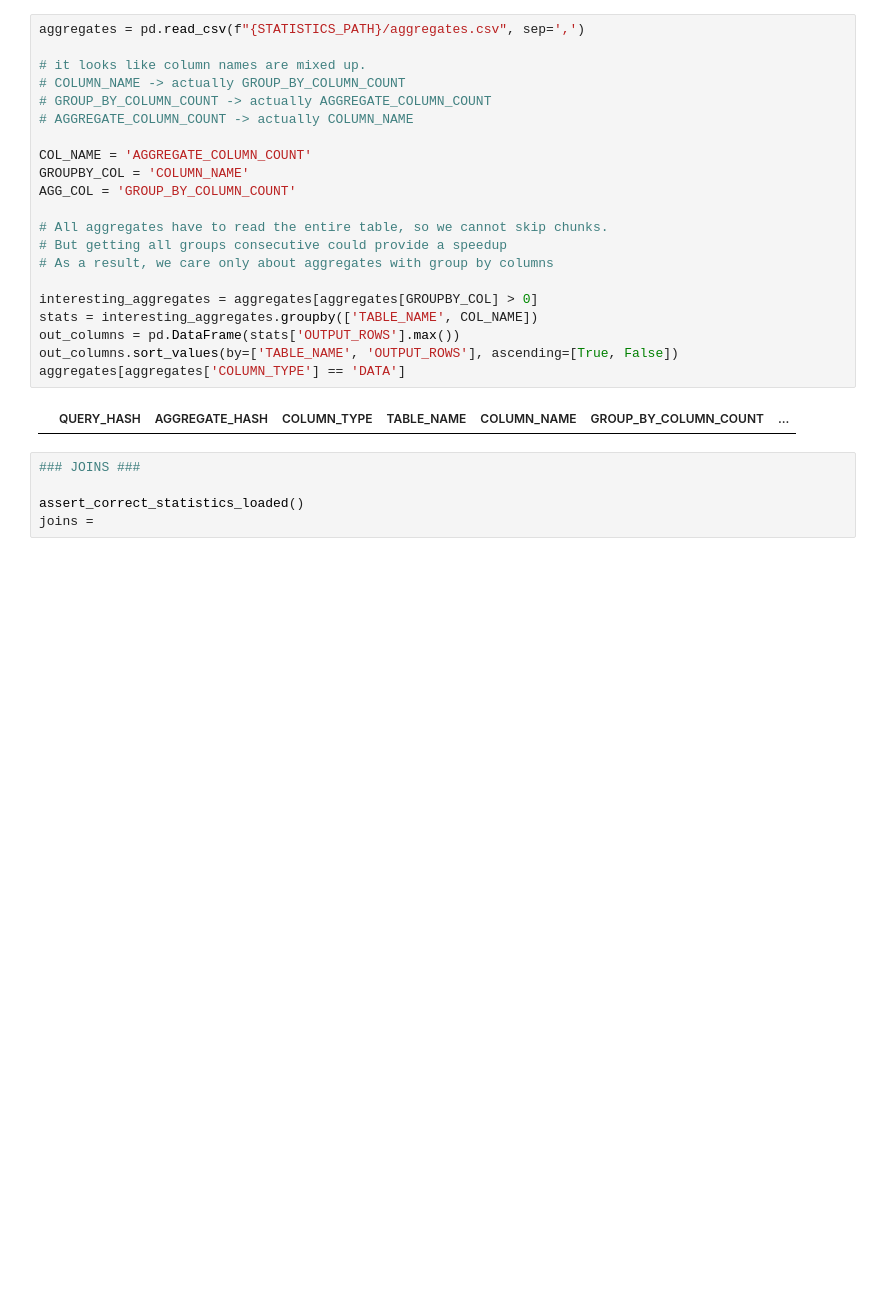
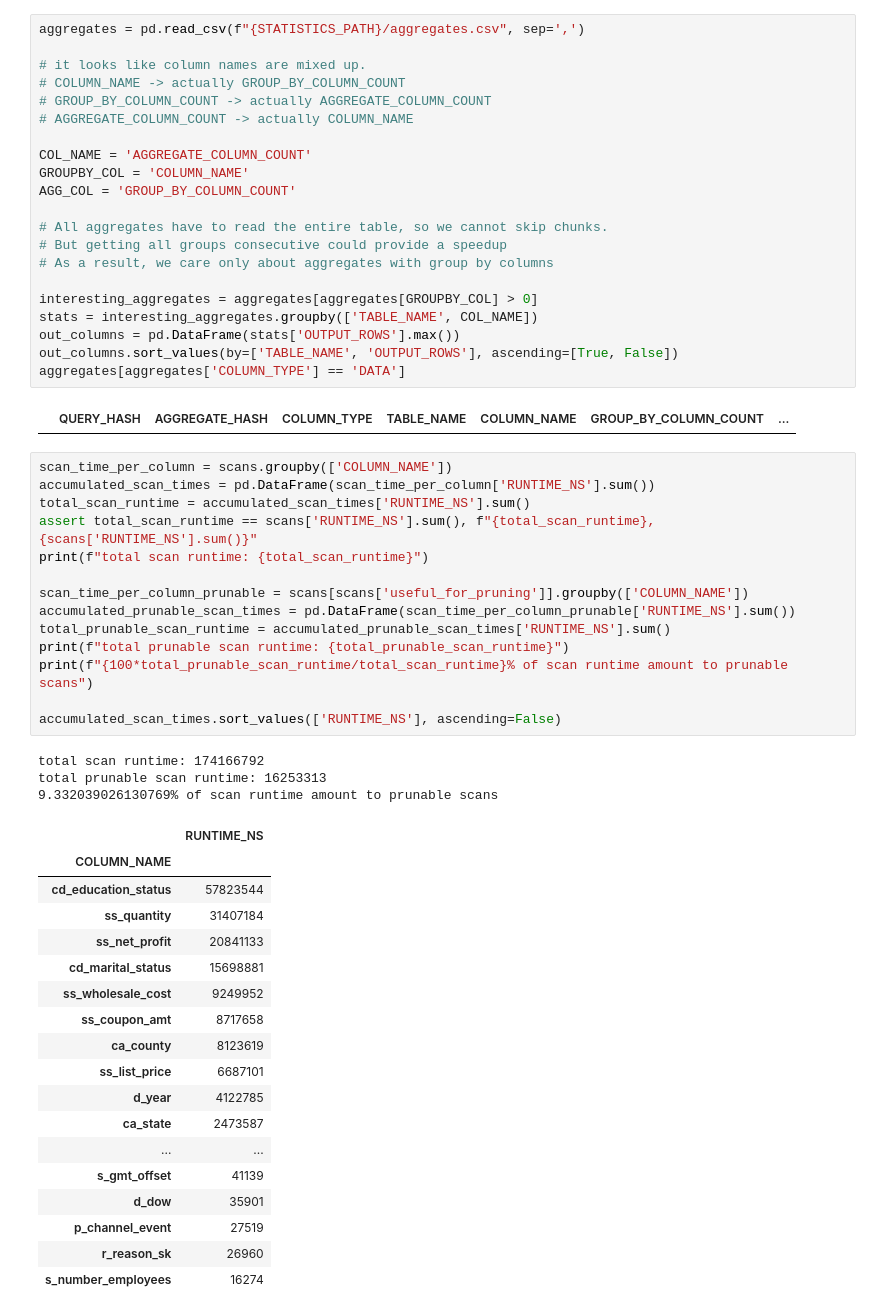
Before and after one commit to aloeser/clustering_model, a Jupyter notebook: model.ipynb, the cells around one changed output. Saved outputs shown, nothing was run; the diff lists cells and outputs as text; blank space fills up the shorter version.

```diff
--- a/model.ipynb
+++ b/model.ipynb
@@ -689,8 +878,39 @@ out_columns.sort_values(by=['TABLE_NAME', 'OUTPUT_ROWS'], ascending=[True, False
 aggregates[aggregates['COLUMN_TYPE'] == 'DATA']
 # %% [output]
 |  | QUERY_HASH | AGGREGATE_HASH | COLUMN_TYPE | TABLE_NAME | COLUMN_NAME | GROUP_BY_COLUMN_COUNT | ... |
-# %%
-### JOINS ###
-
-assert_correct_statistics_loaded()
-joins =
+# %%
+scan_time_per_column = scans.groupby(['COLUMN_NAME'])
+accumulated_scan_times = pd.DataFrame(scan_time_per_column['RUNTIME_NS'].sum())
+total_scan_runtime = accumulated_scan_times['RUNTIME_NS'].sum()
+assert total_scan_runtime == scans['RUNTIME_NS'].sum(), f"{total_scan_runtime}, {scans['RUNTIME_NS'].sum()}"
+print(f"total scan runtime: {total_scan_runtime}")
+
+scan_time_per_column_prunable = scans[scans['useful_for_pruning']].groupby(['COLUMN_NAME'])
+accumulated_prunable_scan_times = pd.DataFrame(scan_time_per_column_prunable['RUNTIME_NS'].sum())
+total_prunable_scan_runtime = accumulated_prunable_scan_times['RUNTIME_NS'].sum()
+print(f"total prunable scan runtime: {total_prunable_scan_runtime}")
+print(f"{100*total_prunable_scan_runtime/total_scan_runtime}% of scan runtime amount to prunable scans")
+
+accumulated_scan_times.sort_values(['RUNTIME_NS'], ascending=False)
+# %% [output]
+total scan runtime: 174166792
+total prunable scan runtime: 16253313
+9.332039026130769% of scan runtime amount to prunable scans
+|  | RUNTIME_NS |
+| COLUMN_NAME |  |
+| cd_education_status | 57823544 |
+| ss_quantity | 31407184 |
+| ss_net_profit | 20841133 |
+| cd_marital_status | 15698881 |
+| ss_wholesale_cost | 9249952 |
+| ss_coupon_amt | 8717658 |
+| ca_county | 8123619 |
+| ss_list_price | 6687101 |
+| d_year | 4122785 |
+| ca_state | 2473587 |
+| ... | ... |
+| s_gmt_offset | 41139 |
+| d_dow | 35901 |
+| p_channel_event | 27519 |
+| r_reason_sk | 26960 |
+| s_number_employees | 16274 |
```
Also changed, not shown: parts of 15 cells of this notebook.
